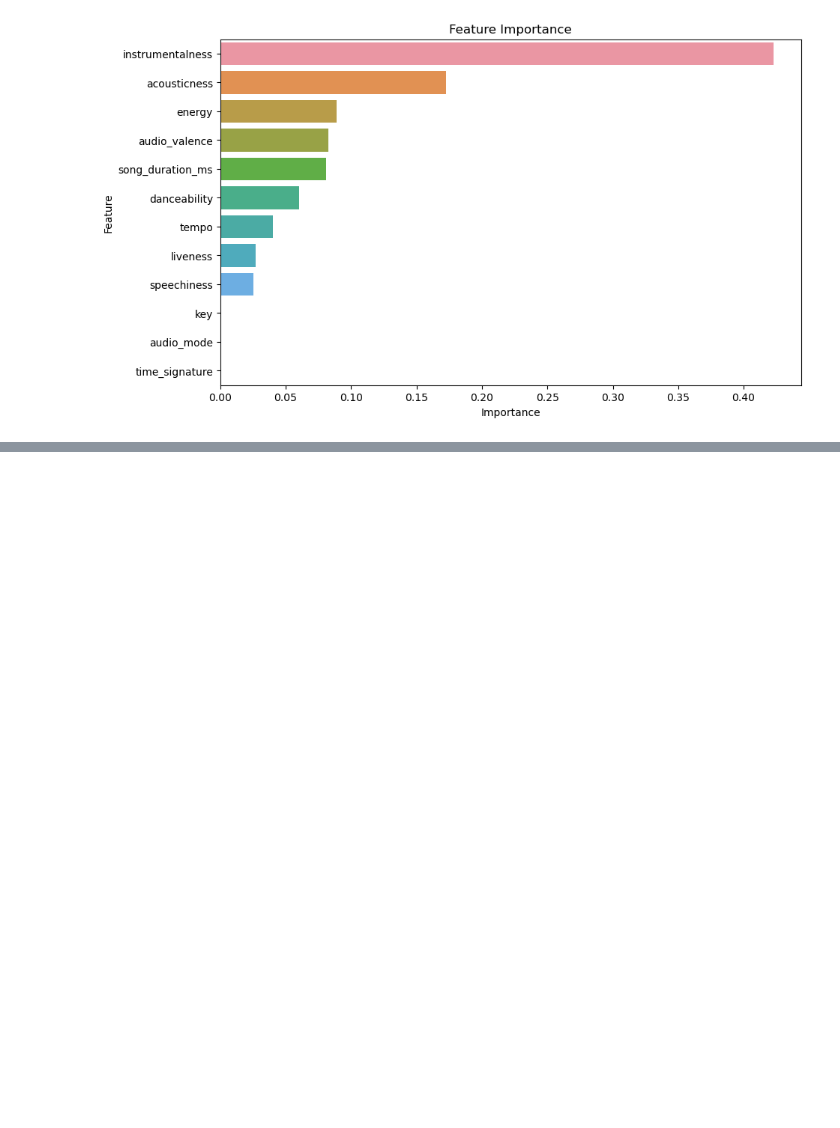
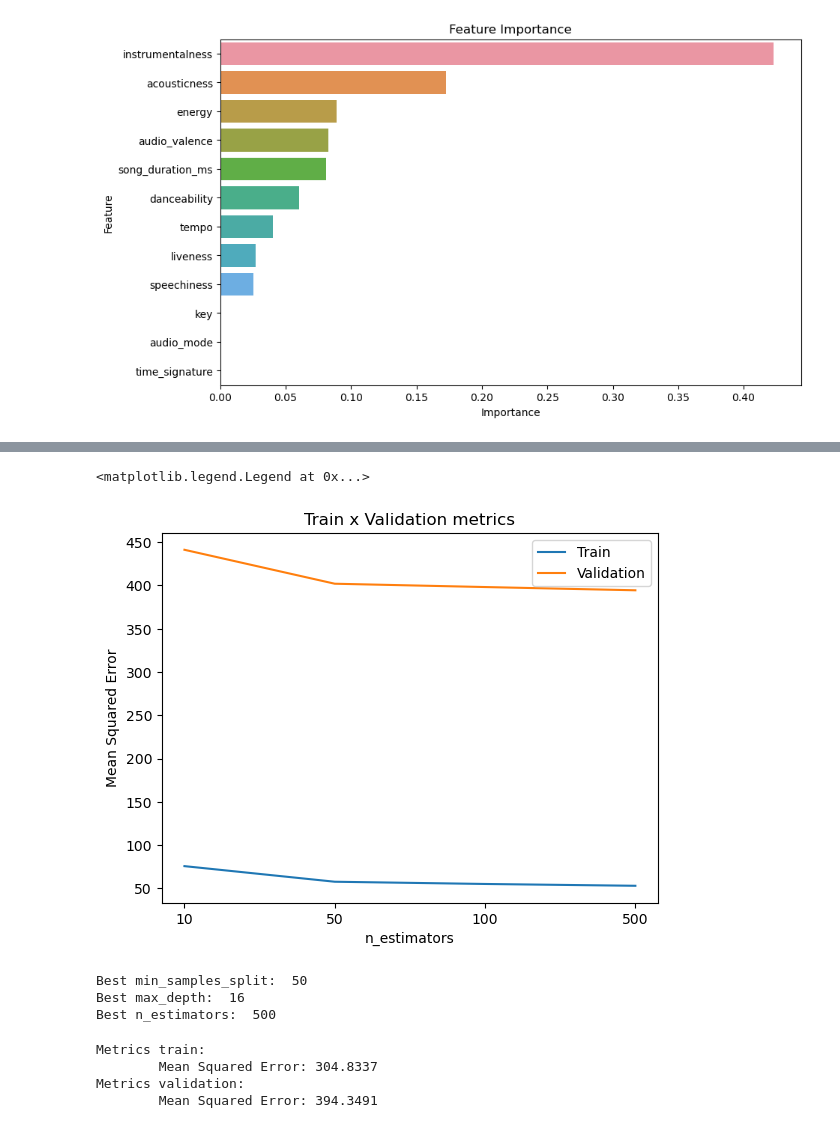
Before and after one commit to EmileJ11/MachineLearning, a Jupyter notebook: decision_tree.ipynb, the cells around one changed output, grey strips where cells are left out. Saved outputs shown, nothing was run; the diff lists cells and outputs as text; code cells hidden in the pictures; blank space fills up the shorter version.

```diff
--- a/decision_tree.ipynb
+++ b/decision_tree.ipynb
@@ -189,0 +282,41 @@ plt.show()
+# %%
+mse_list_train = []
+mse_list_val = []
+for n_estimators in n_estimators_list:
+    # You can fit the model at the same time you define it, because the fit function returns the fitted estimator.
+    model = RandomForestRegressor(n_estimators = n_estimators,
+                                   random_state = RANDOM_STATE).fit(X_train,y_train)
+    predictions_train = model.predict(X_train) ## The predicted values for the train dataset
+    predictions_val = model.predict(X_val) ## The predicted values for the test dataset
+    mse_train = mean_squared_error(predictions_train,y_train)
+    mse_val = mean_squared_error(predictions_val,y_val)
+    mse_list_train.append(mse_train)
+    mse_list_val.append(mse_val)
+
+plt.title('Train x Validation metrics')
+plt.xlabel('n_estimators')
+plt.ylabel('Mean Squared Error')
+plt.xticks(ticks = range(len(n_estimators_list )),labels=n_estimators_list)
+plt.plot(mse_list_train)
+plt.plot(mse_list_val)
+plt.legend(['Train','Validation'])
+# %% [output]
+<matplotlib.legend.Legend at 0x...>
+[figure, added]
+# %%
+# Find the index of the minimum MSE in the validation list for min_samples_split
+best_min_samples_split = min_samples_split_list[mse_list_val.index(min(mse_list_val))]
+
+# Find the index of the minimum MSE in the validation list for max_depth
+best_max_depth = max_depth_list[mse_list_val.index(min(mse_list_val))]
+
+# Find the index of the minimum MSE in the validation list for n_estimators
+best_n_estimators = n_estimators_list[mse_list_val.index(min(mse_list_val))]
+
+print('Best min_samples_split: ', best_min_samples_split)
+print('Best max_depth: ', best_max_depth)
+print('Best n_estimators: ', best_n_estimators)
+# %% [output]
+Best min_samples_split:  50
+Best max_depth:  16
+Best n_estimators:  500
@@ -189,0 +327,17 @@ plt.show()
+# %%
+# Predictions for the train and validation sets
+predictions_train = random_forest_model.predict(X_train)
+predictions_val = random_forest_model.predict(X_val)
+
+# Calculate Mean Squared Error (MSE)
+mse_train = mean_squared_error(predictions_train, y_train)
+mse_val = mean_squared_error(predictions_val, y_val)
+
+# Print the metrics
+print(f"Metrics train:\n\tMean Squared Error: {mse_train:.4f}")
+print(f"Metrics validation:\n\tMean Squared Error: {mse_val:.4f}")
+# %% [output]
+Metrics train:
+        Mean Squared Error: 304.8337
+Metrics validation:
+        Mean Squared Error: 394.3491
```
Also changed, not shown: parts of 10 cells of this notebook.
